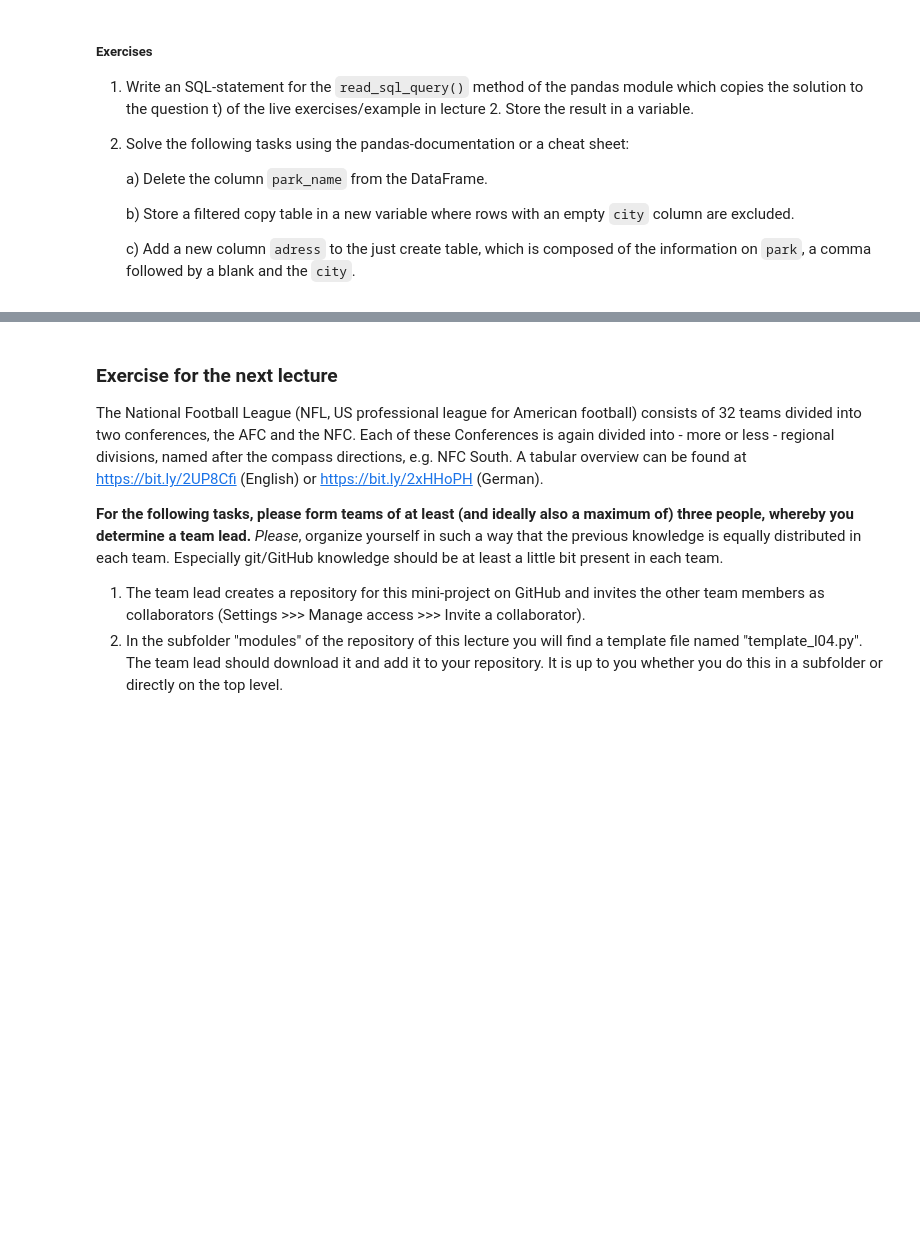
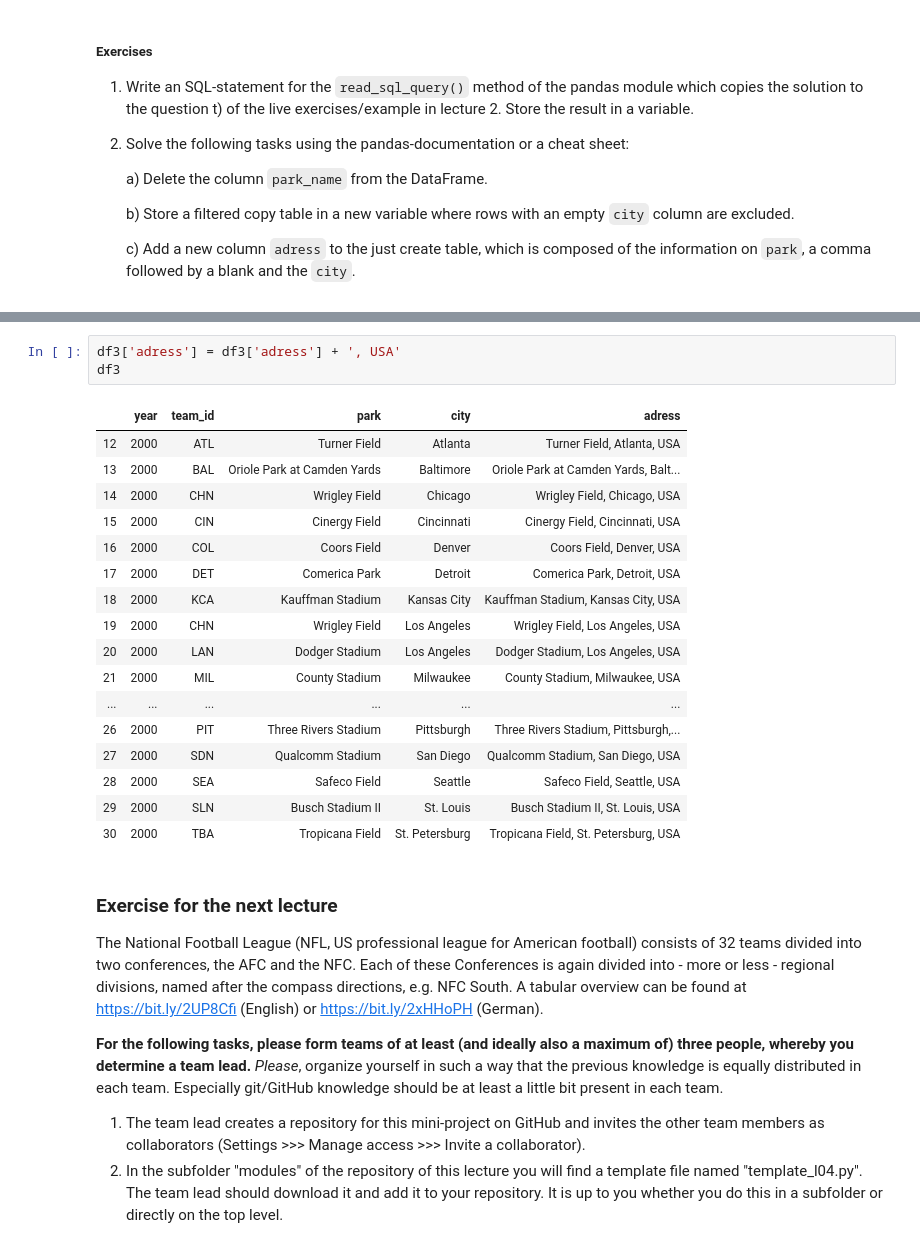
Before and after one commit to dgluesen/ss20-applied-programming, a Jupyter notebook: 20200402 - 04 - Einführung Python 2.ipynb, the cells around one changed output, grey strips where cells are left out. Saved outputs shown, nothing was run; the diff lists cells and outputs as text; blank space fills up the shorter version.

```diff
--- a/20200402 - 04 - Einführung Python 2.ipynb
+++ b/20200402 - 04 - Einführung Python 2.ipynb
@@ -266,3 +601,24 @@ con_obj.close()
+# %%
+df3['adress'] = df3['adress'] + ', USA'
+df3
+# %% [output]
+|  | year | team_id | park | city | adress |
+| 12 | 2000 | ATL | Turner Field | Atlanta | Turner Field, Atlanta, USA |
+| 13 | 2000 | BAL | Oriole Park at Camden Yards | Baltimore | Oriole Park at Camden Yards, Balt... |
+| 14 | 2000 | CHN | Wrigley Field | Chicago | Wrigley Field, Chicago, USA |
+| 15 | 2000 | CIN | Cinergy Field | Cincinnati | Cinergy Field, Cincinnati, USA |
+| 16 | 2000 | COL | Coors Field | Denver | Coors Field, Denver, USA |
+| 17 | 2000 | DET | Comerica Park | Detroit | Comerica Park, Detroit, USA |
+| 18 | 2000 | KCA | Kauffman Stadium | Kansas City | Kauffman Stadium, Kansas City, USA |
+| 19 | 2000 | CHN | Wrigley Field | Los Angeles | Wrigley Field, Los Angeles, USA |
+| 20 | 2000 | LAN | Dodger Stadium | Los Angeles | Dodger Stadium, Los Angeles, USA |
+| 21 | 2000 | MIL | County Stadium | Milwaukee | County Stadium, Milwaukee, USA |
+| ... | ... | ... | ... | ... | ... |
+| 26 | 2000 | PIT | Three Rivers Stadium | Pittsburgh | Three Rivers Stadium, Pittsburgh,... |
+| 27 | 2000 | SDN | Qualcomm Stadium | San Diego | Qualcomm Stadium, San Diego, USA |
+| 28 | 2000 | SEA | Safeco Field | Seattle | Safeco Field, Seattle, USA |
+| 29 | 2000 | SLN | Busch Stadium II | St. Louis | Busch Stadium II, St. Louis, USA |
+| 30 | 2000 | TBA | Tropicana Field | St. Petersburg | Tropicana Field, St. Petersburg, USA |
 # %% [markdown]
 ### Exercise for the next lecture<a class="anchor" id="exerciselecture"></a>
 The National Football League (NFL, US professional league for American football) consists of 32 teams divided into two conferences, the AFC and the NFC. Each of these Conferences is again divided into - more or less - regional divisions, named after the compass directions, e.g. NFC South. A tabular overview can be found at https://bit.ly/2UP8Cfi (English) or https://bit.ly/2xHHoPH (German).
```
Also changed, not shown: parts of 55 cells of this notebook, 1 other file.
